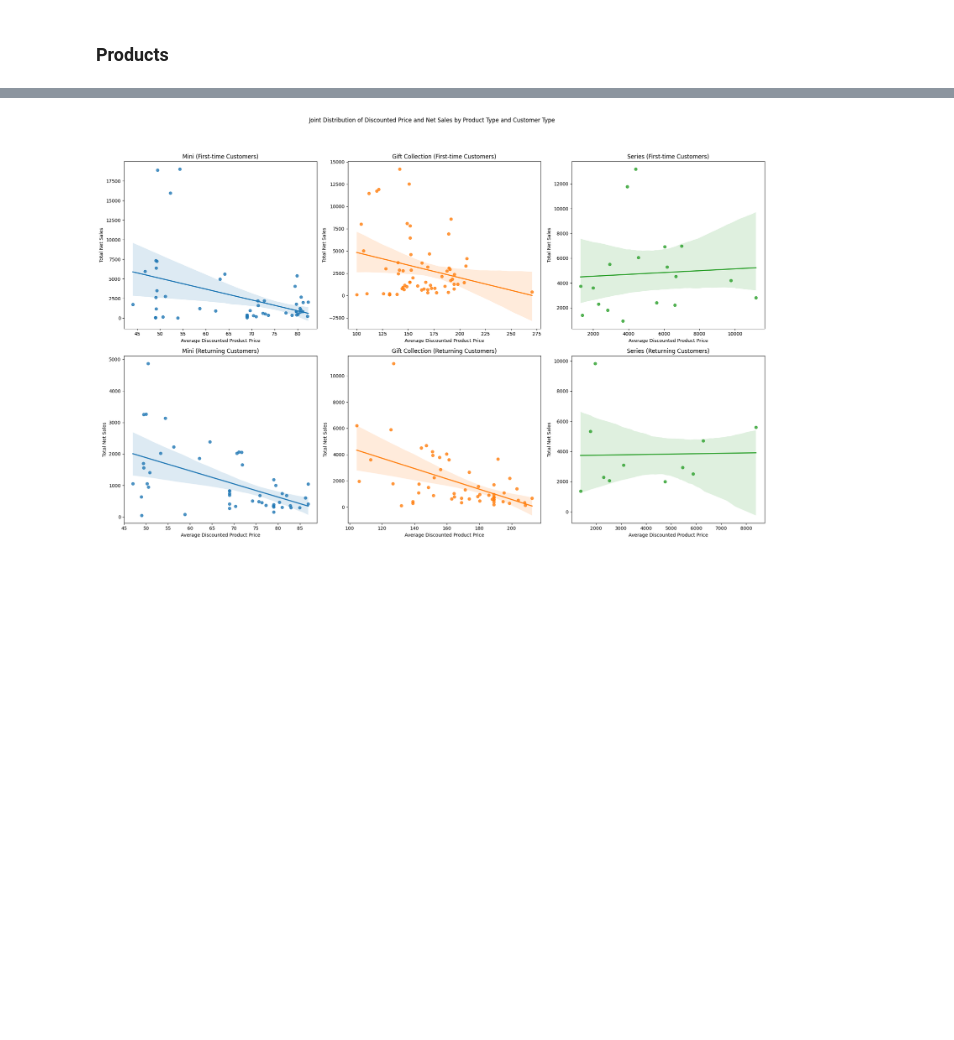
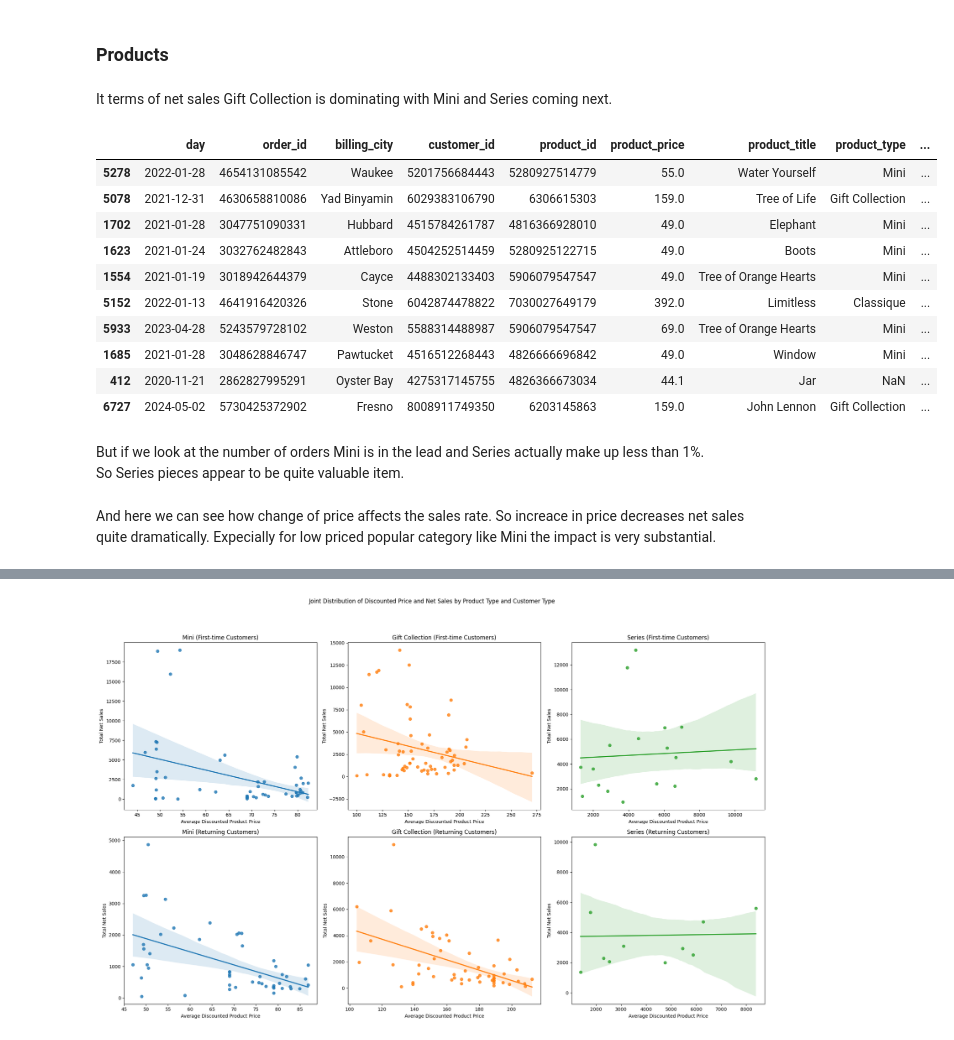
Before and after one commit to VladGrinDA/di-hackathon-2-da, a Jupyter notebook: sales_analysis.ipynb, the cells around one changed output, grey strips where cells are left out. Saved outputs shown, nothing was run; the diff lists cells and outputs as text; code cells hidden in the pictures; blank space fills up the shorter version.

```diff
--- a/sales_analysis.ipynb
+++ b/sales_analysis.ipynb
@@ -587,6 +770,22 @@ fig.update_layout(
 )
 
 fig.update_traces(textinfo='percent+label')
+# %% [markdown]
+It terms of net sales Gift Collection is dominating with Mini and Series coming next.
+# %%
+df.sample(10)
+# %% [output]
+|  | day | order_id | billing_city | customer_id | product_id | product_price | product_title | product_type | ... |
+| 5278 | 2022-01-28 | 4654131085542 | Waukee | 5201756684443 | 5280927514779 | 55.0 | Water Yourself | Mini | ... |
+| 5078 | 2021-12-31 | 4630658810086 | Yad Binyamin | 6029383106790 | 6306615303 | 159.0 | Tree of Life | Gift Collection | ... |
+| 1702 | 2021-01-28 | 3047751090331 | Hubbard | 4515784261787 | 4816366928010 | 49.0 | Elephant | Mini | ... |
+| 1623 | 2021-01-24 | 3032762482843 | Attleboro | 4504252514459 | 5280925122715 | 49.0 | Boots | Mini | ... |
+| 1554 | 2021-01-19 | 3018942644379 | Cayce | 4488302133403 | 5906079547547 | 49.0 | Tree of Orange Hearts | Mini | ... |
+| 5152 | 2022-01-13 | 4641916420326 | Stone | 6042874478822 | 7030027649179 | 392.0 | Limitless | Classique | ... |
+| 5933 | 2023-04-28 | 5243579728102 | Weston | 5588314488987 | 5906079547547 | 69.0 | Tree of Orange Hearts | Mini | ... |
+| 1685 | 2021-01-28 | 3048628846747 | Pawtucket | 4516512268443 | 4826666696842 | 49.0 | Window | Mini | ... |
+| 412 | 2020-11-21 | 2862827995291 | Oyster Bay | 4275317145755 | 4826366673034 | 44.1 | Jar | NaN | ... |
+| 6727 | 2024-05-02 | 5730425372902 | Fresno | 8008911749350 | 6203145863 | 159.0 | John Lennon | Gift Collection | ... |
 # %%
 product_type_net_sales = df.groupby('product_type')['net_sales'].size().sort_values(ascending=False)
 
@@ -608,6 +807,9 @@ fig.update_layout(
 )
 
 fig.update_traces(textinfo='percent+label')
+# %% [markdown]
+But if we look at the number of orders Mini is in the lead and Series actually make up less than 1%. \
+So Series pieces appear to be quite valuable item.
 # %%
 mini_data = df[df.product_type == 'Mini']
 
@@ -649,3 +899,5 @@ fig.show()
+# %% [markdown]
+And here we can see how change of price affects the sales rate. So increace in price decreases net sales quite dramatically. Expecially for low priced popular category like Mini the impact is very substantial.
 # %%
 gift_collection_data = df[df.product_type == 'Gift Collection']
 
```
Also changed, not shown: parts of 24 cells of this notebook.
